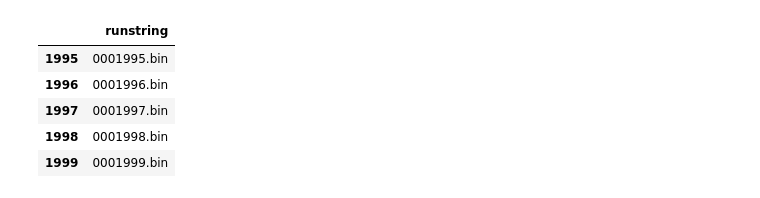
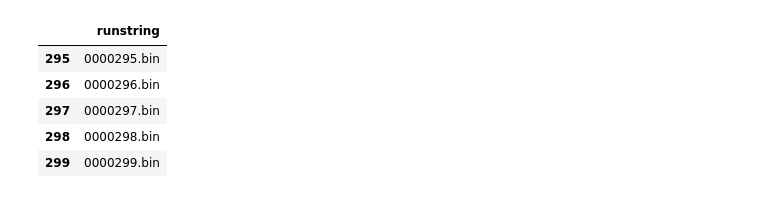
Before and after one commit to Naireen/stabilitydataset, a Jupyter notebook: Analysis/Reading_Sim_Ts.ipynb, the cells around one changed output. Drawn from its saved outputs; the diff is of its cells as text; code cells hidden in the pictures.

```diff
--- a/Analysis/Reading_Sim_Ts.ipynb
+++ b/Analysis/Reading_Sim_Ts.ipynb
@@ -1,28 +1,47 @@
 # %%
 import pandas as pd
 import numpy as np
 import os
 import rebound
 import matplotlib
 %matplotlib inline
 from matplotlib import pyplot as plt
 
 from scipy.stats import norm
 import matplotlib.mlab as mlab
+#orbits <1e3
+#sim_id = #3146 #2698 #21855 #19708 #2148 #346 #15363 #13362 #346
 
-sim_id = 3146#2698#21855#19708#2148#346#15363#13362#346
+#working with longer orbital periods orbits <1e5
+#sim_id = #12073 #8744 #7431 #5505 #1174 #3898 #24453 #24008 #1174 #42
+
+
+
+#Note 1174 is a bad system, as it seems like a bulk of them are past the 1e5 mark
+#whicih is surprising as both draws previously were below it.
+#system 8744 has the same problem
+
+#this is for some up to 1e6 to fill up some empty space in the graph
+sim_id = 24736 #24705# #24771 #24887 #24987 #24995
+
+#even longer, orbits <1e7
+#sim_id = 24820 #24808 #24763
+#24670 #24631 #24576 #24824 #24306 #24346 #24248 #24085 #24017 #23993 #23975
+#23005#22998 #22520 #22862 #21872 #20972 #20620 #20041 #19898 #19591 #19197 #18651
+#18539 #15220 #15003 #23967 #17641 #16588 #12840 #10518 #8462 #5958 #4753 #2847 #22
+
 path = '../data/'
 fcpath = path +'distributions/final_conditions/fc'
 shadowfcpath = path +'random/final_conditions/shadowruns/fc'
 df = pd.read_csv(path+'distributions/' +str(sim_id)+".csv", index_col=0)
 df.tail()
 # %% [output]
 |  | runstring |
-| 1995 | 0001995.bin |
-| 1996 | 0001996.bin |
-| 1997 | 0001997.bin |
-| 1998 | 0001998.bin |
-| 1999 | 0001999.bin |
+| 295 | 0000295.bin |
+| 296 | 0000296.bin |
+| 297 | 0000297.bin |
+| 298 | 0000298.bin |
+| 299 | 0000299.bin |
 # %%
 def get_times(row):
     print fcpath+row["runstring"]
```
Also changed, not shown: parts of 11 cells of this notebook.
